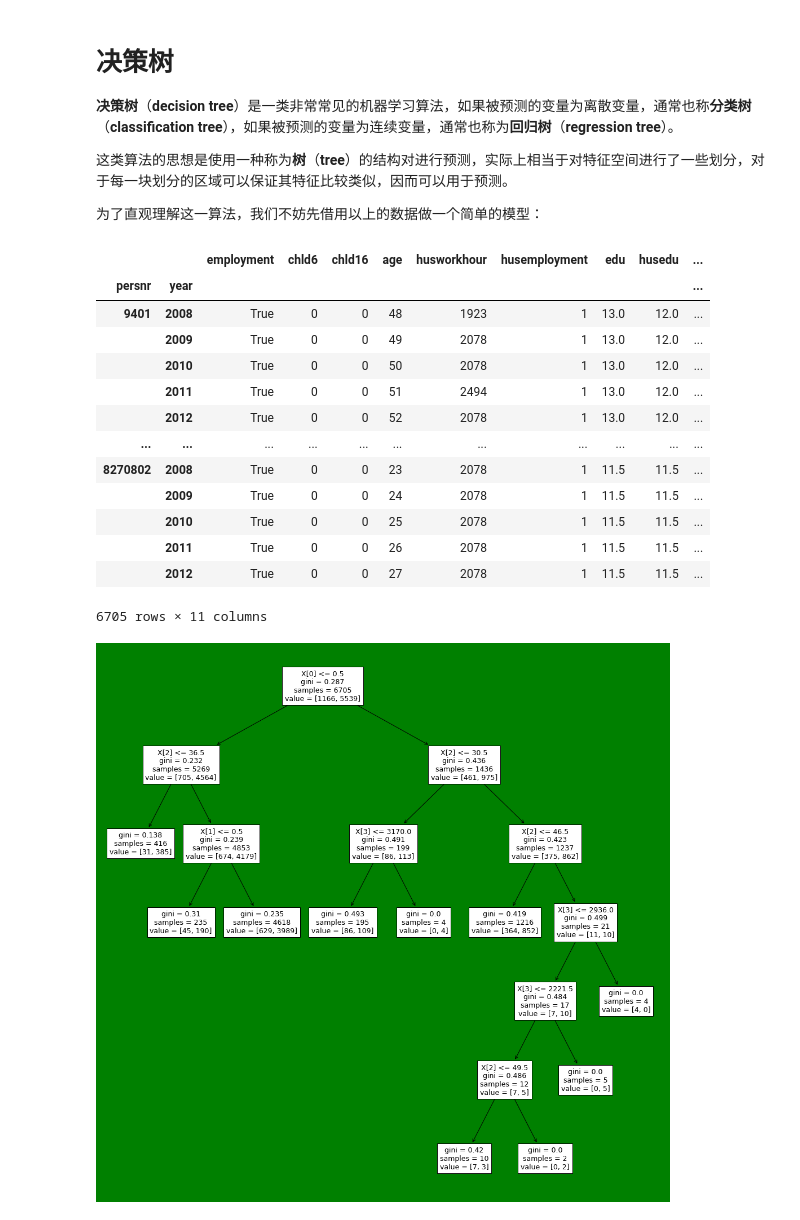
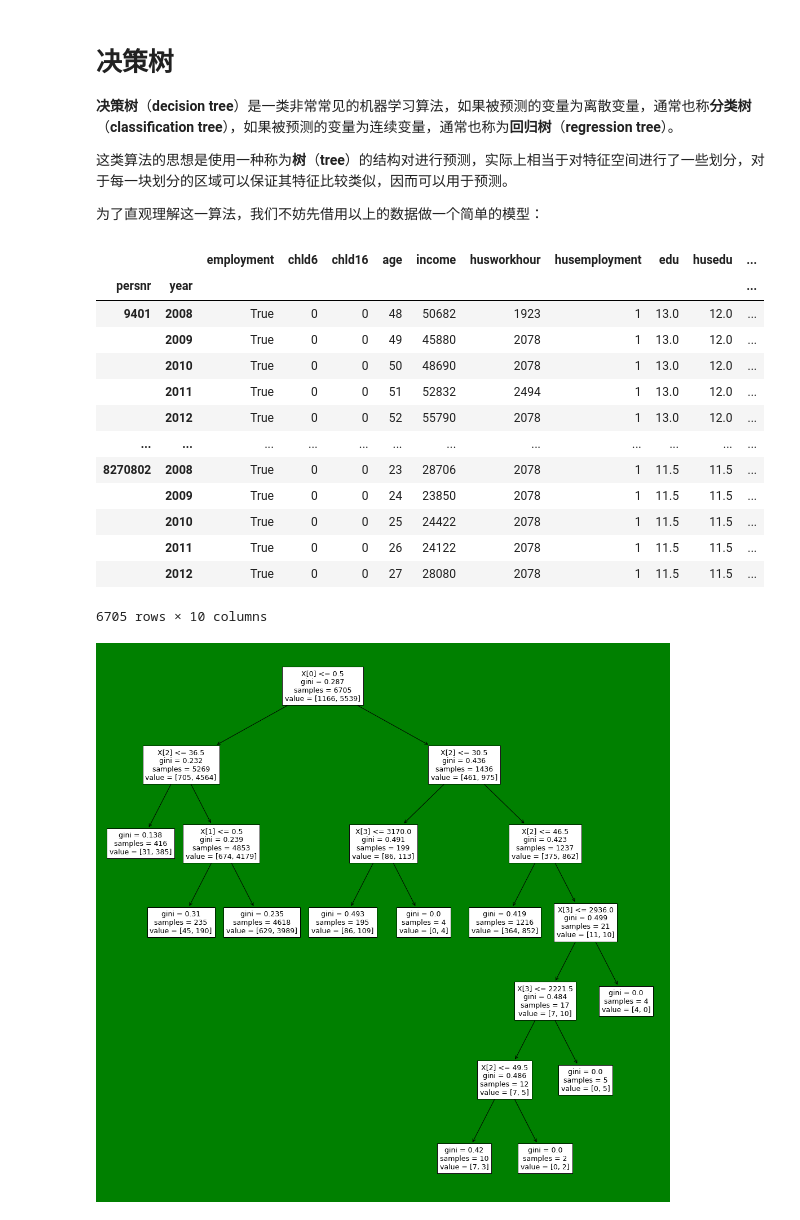
Before and after one commit to sijichun/PythonTutor, a Jupyter notebook: T30_tree_and_forest.ipynb, the cells around one changed output. Drawn from its saved outputs; the diff is of its cells as text; code cells hidden in the pictures.

```diff
--- a/T30_tree_and_forest.ipynb
+++ b/T30_tree_and_forest.ipynb
@@ -9,32 +9,29 @@
 # %%
 import pandas as pd
 raw_data=pd.read_csv("csv/soep.csv")
 
 import numpy as np
 data=raw_data.set_index(['persnr','year'])
-data['log_income']=np.log(data['income'])
-data['age2']=np.power(data['age'],2)
-data=data.drop('income',axis=1)
 region_dummy=pd.get_dummies(data['region'])
 data=pd.concat([data,region_dummy], axis=1)
 data=data.drop(['region','0'],axis=1)
 data['employment']=data['employment']==data['employment'][0]
 data
 # %% [output]
-|  |  | employment | chld6 | chld16 | age | husworkhour | husemployment | edu | husedu | ... |
-| persnr | year |  |  |  |  |  |  |  |  | ... |
-| 9401 | 2008 | True | 0 | 0 | 48 | 1923 | 1 | 13.0 | 12.0 | ... |
-|  | 2009 | True | 0 | 0 | 49 | 2078 | 1 | 13.0 | 12.0 | ... |
-|  | 2010 | True | 0 | 0 | 50 | 2078 | 1 | 13.0 | 12.0 | ... |
-|  | 2011 | True | 0 | 0 | 51 | 2494 | 1 | 13.0 | 12.0 | ... |
-|  | 2012 | True | 0 | 0 | 52 | 2078 | 1 | 13.0 | 12.0 | ... |
-| ... | ... | ... | ... | ... | ... | ... | ... | ... | ... | ... |
-| 8270802 | 2008 | True | 0 | 0 | 23 | 2078 | 1 | 11.5 | 11.5 | ... |
-|  | 2009 | True | 0 | 0 | 24 | 2078 | 1 | 11.5 | 11.5 | ... |
-|  | 2010 | True | 0 | 0 | 25 | 2078 | 1 | 11.5 | 11.5 | ... |
-|  | 2011 | True | 0 | 0 | 26 | 2078 | 1 | 11.5 | 11.5 | ... |
-|  | 2012 | True | 0 | 0 | 27 | 2078 | 1 | 11.5 | 11.5 | ... |
+|  |  | employment | chld6 | chld16 | age | income | husworkhour | husemployment | edu | husedu | ... |
+| persnr | year |  |  |  |  |  |  |  |  |  | ... |
+| 9401 | 2008 | True | 0 | 0 | 48 | 50682 | 1923 | 1 | 13.0 | 12.0 | ... |
+|  | 2009 | True | 0 | 0 | 49 | 45880 | 2078 | 1 | 13.0 | 12.0 | ... |
+|  | 2010 | True | 0 | 0 | 50 | 48690 | 2078 | 1 | 13.0 | 12.0 | ... |
+|  | 2011 | True | 0 | 0 | 51 | 52832 | 2494 | 1 | 13.0 | 12.0 | ... |
+|  | 2012 | True | 0 | 0 | 52 | 55790 | 2078 | 1 | 13.0 | 12.0 | ... |
+| ... | ... | ... | ... | ... | ... | ... | ... | ... | ... | ... | ... |
+| 8270802 | 2008 | True | 0 | 0 | 23 | 28706 | 2078 | 1 | 11.5 | 11.5 | ... |
+|  | 2009 | True | 0 | 0 | 24 | 23850 | 2078 | 1 | 11.5 | 11.5 | ... |
+|  | 2010 | True | 0 | 0 | 25 | 24422 | 2078 | 1 | 11.5 | 11.5 | ... |
+|  | 2011 | True | 0 | 0 | 26 | 24122 | 2078 | 1 | 11.5 | 11.5 | ... |
+|  | 2012 | True | 0 | 0 | 27 | 28080 | 2078 | 1 | 11.5 | 11.5 | ... |
-6705 rows × 11 columns
+6705 rows × 10 columns
 # %%
 y=data['employment']
 X=data.drop('employment',axis=1)
```
Also changed, not shown: parts of 7 cells of this notebook.
